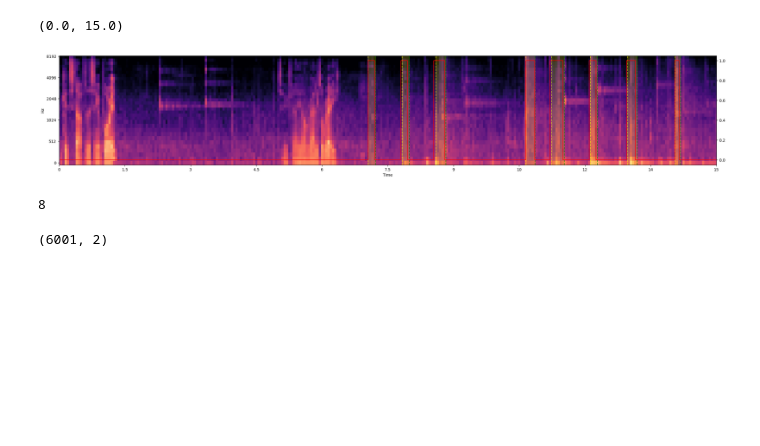
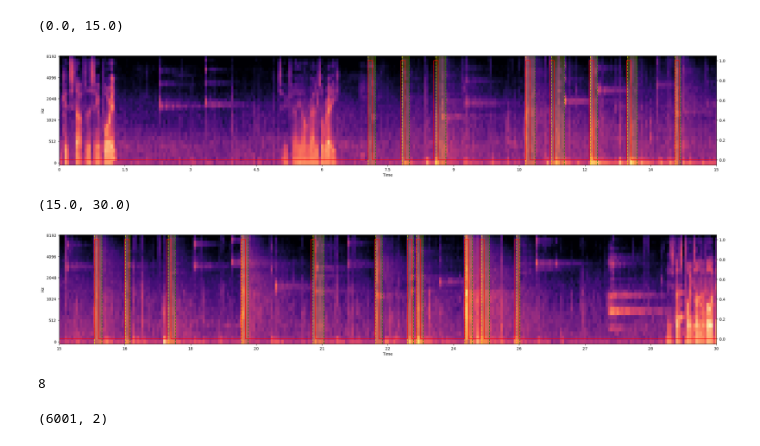
Before and after one commit to jonnor/machinehearing, a Jupyter notebook: handson/badminton/BadmintonSoundEvents.ipynb, the cells around one changed output. Drawn from its saved outputs; the diff is of its cells as text; code cells hidden in the pictures; blank space fills up the shorter version.

```diff
--- a/handson/badminton/BadmintonSoundEvents.ipynb
+++ b/handson/badminton/BadmintonSoundEvents.ipynb
@@ -149,29 +116,52 @@ l
 # %%
-def plot_spectrogram(ax, spec, events=None, label_activations=None, predictions=None):
+def soundlevel_spectrogram(spec):
+    n_mels = spec.shape[0]
 
+    freqs = librosa.mel_frequencies(n_mels=n_mels, fmin=0.001, fmax=samplerate/2.)
+    weights = librosa.A_weighting(freqs)
+    weighted = spec - numpy.expand_dims(weights, axis=-1)
+
+    #energy = librosa.db_to_power(weighted)
+    #s = librosa.power_to_db(energy.sum(axis=0) / n_mels)
+    s = weighted.mean(axis=0)
+    return s
+
+
+def plot_spectrogram(ax, spec, events=None, label_activations=None, predictions=None, plot_soundlevels=None):
+    events_lw = 1.5
+
+    # Plot spectrogram
     librosa.display.specshow(ax=ax, data=spec, hop_length=hop_length, x_axis='time', y_axis='mel', sr=samplerate)
 
-    lw = 1.5
-
+    # Plot events
     if events is not None:
         for start, end in zip(events.start, events.end):
             ax.axvspan(start, end, alpha=0.2, color='yellow')
-            ax.axvline(start, alpha=0.7, color='yellow', ls='--', lw=lw)
-            ax.axvline(end, alpha=0.8, color='green', ls='--', lw=lw)
+            ax.axvline(start, alpha=0.7, color='yellow', ls='--', lw=events_lw)
+            ax.axvline(end, alpha=0.8, color='green', ls='--', lw=events_lw)
 
     label_ax = ax.twinx()
 
+    # Plot soundlevel
+    if plot_soundlevels:
+        sl = soundlevel_spectrogram(spec)
+        sl_norm = sl / numpy.max(sl)
+        t = librosa.frames_to_time(numpy.arange(spec.shape[1]), hop_length=hop_length, sr=samplerate)
+        label_ax.plot(t, sl_norm)
+
+    # Plot event activations
     if label_activations is not None:
         a = label_activations.reset_index()
         a['time'] = a['time'].dt.total_seconds()
-        label_ax.step(a['time'], a['event'], color='red', alpha=0.9)
+        label_ax.step(a['time'], a['event'], color='red', alpha=0.9, lw=2.0)
 
+    # Plot model predictions
     if predictions is not None:
         p = predictions.reset_index()
         p['time'] = p['time'].dt.total_seconds()
-        label_ax.step(p['time'], p['probability'], color='blue', alpha=0.9)
+        label_ax.step(p['time'], p['probability'], color='blue', alpha=0.9, lw=3.0)
 
-        label_ax.axhline(0.5, ls='--', color='black', alpha=0.5)
+        label_ax.axhline(0.5, ls='--', color='black', alpha=0.5, lw=2.0)
 
 fig, ax = plt.subplots(1, figsize=(30, 5))
 plot_spectrogram(ax, spec, annotations, l)
@@ -186,4 +176,11 @@ ax.set_xlim(0, 15)
 # %% [output]
 (0.0, 15.0)
 [figure]
+# %%
+fig, ax = plt.subplots(1, figsize=(30, 5))
+plot_spectrogram(ax, spec, annotations, l)
+ax.set_xlim(15, 30)
+# %% [output]
+(15.0, 30.0)
+[figure, added]
 # %%
```
Also changed, not shown: parts of 19 cells of this notebook.
